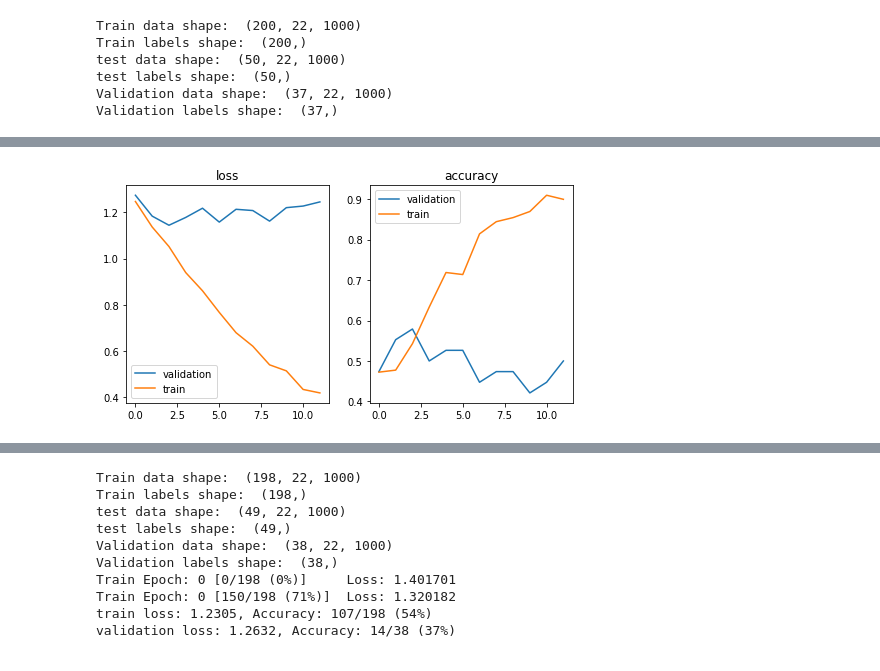
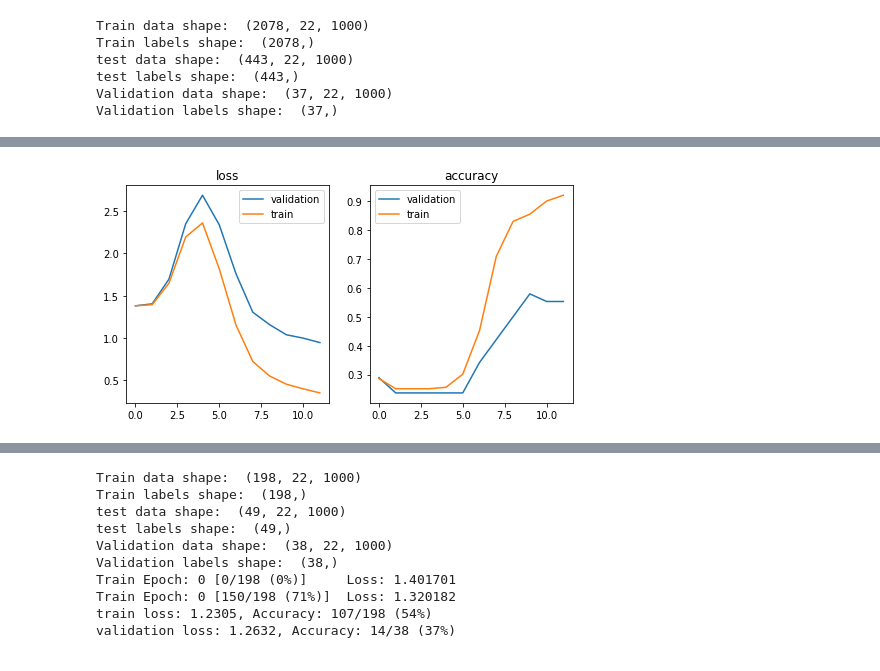
Before and after one commit to CrisZhangZJU/ECE239as-Deep-learning, a Jupyter notebook: CNN_Shallow.ipynb, the cells around one changed output, grey strips where cells are left out. Saved outputs shown, nothing was run; the diff lists cells and outputs as text; code cells hidden in the pictures.

```diff
--- a/CNN_Shallow.ipynb
+++ b/CNN_Shallow.ipynb
@@ -16,12 +19,12 @@ from Model.Shallow_CNN import *
 # %%
-train_loader, test_loader, val_loader, _ = loader()(subject = 1,
+train_loader, test_loader, val_loader, _ = loader()(subject ='ALL',
                                              batch_size= 30,
                                              num_validation =37)
 # %% [output]
-Train data shape:  (200, 22, 1000)
-Train labels shape:  (200,)
-test data shape:  (50, 22, 1000)
-test labels shape:  (50,)
+Train data shape:  (2078, 22, 1000)
+Train labels shape:  (2078,)
+test data shape:  (443, 22, 1000)
+test labels shape:  (443,)
 Validation data shape:  (37, 22, 1000)
 Validation labels shape:  (37,)
 # %%
@@ -74,9 +77,10 @@ def main_train(epoches = 8):
     stats = {}
     stats['train'] = []
     stats['val']  = []
-
+    scheduler=torch.optim.lr_scheduler.StepLR(optimizer, step_size=1, gamma=0.9, last_epoch=-1)
     epoches = range(epoches)
     for epoch in epoches:
+        scheduler.step()
         train(epoch)
         stats['train'].append(test(train_loader, mode='train'))
         stats['val'].append(test(val_loader, mode='val'))
@@ -97,13 +101,15 @@ def main_train(epoches = 8):
 
     ax[1].legend(['validation','train'])
     ax[1].set_title('accuracy')
+    plt.show()
 # %%
 train_loader, test_loader, val_loader,_ = loader()(subject= 1,
-                                             batch_size= 30,
+                                             batch_size= 35,
                                              num_validation =38)
 model = CNN_Shallow()
 
-optimizer = torch.optim.Adam(model.parameters(), lr=0.001, betas=(0.9,0.999), eps=1e-08, weight_decay=0.005)
+
+optimizer = torch.optim.Adam(model.parameters(), lr=0.001, betas=(0.9,0.999), eps=1e-08, weight_decay=0.013)
 main_train(epoches = 12)
 # %% [output]
 Train data shape:  (199, 22, 1000)
@@ -126,4 +132,4 @@ validation loss: 1.5348, Accuracy: 23/50 (46%)
-[figure, old version]
+[figure, new version]
 # %%
 train_loader, test_loader, val_loader,_ = loader()(subject= 2,
                                              batch_size= 30,
```
Also changed, not shown: parts of 11 cells of this notebook, 2 other files.
